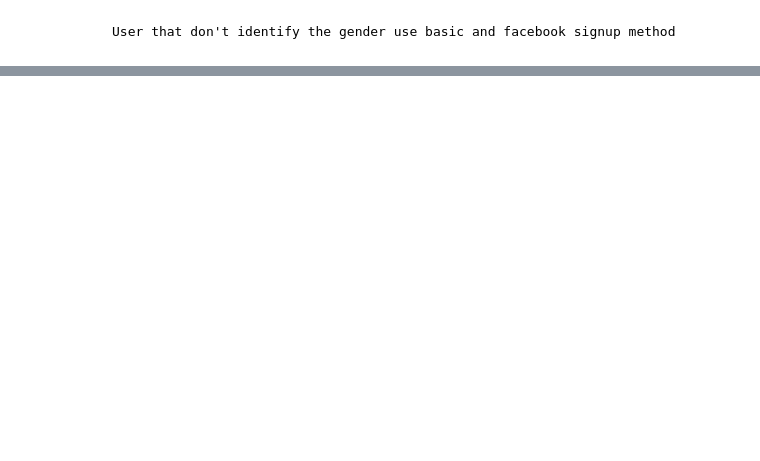
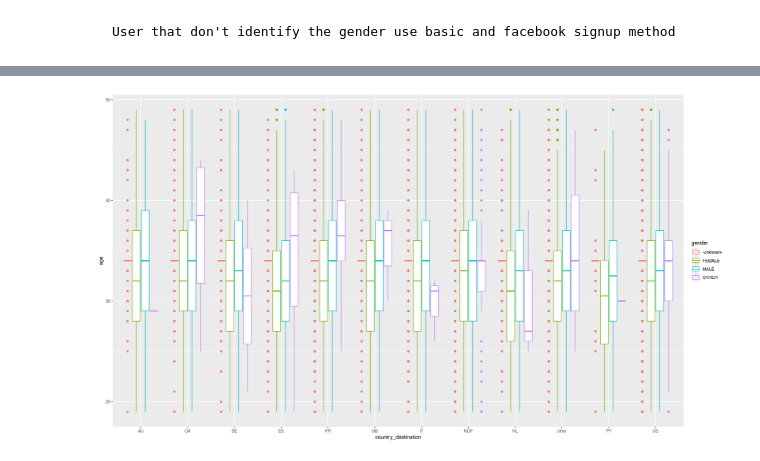
Before and after one commit to MarcosRMG/pa000_airbnb, a Jupyter notebook: notebooks/multivariate_analysis.ipynb, the cells around one changed output, grey strips where cells are left out. Cells and saved outputs as stored; diff of their text form; code cells hidden in the pictures; blank space fills up the shorter version.

```diff
--- a/notebooks/multivariate_analysis.ipynb
+++ b/notebooks/multivariate_analysis.ipynb
@@ -62,0 +104,6 @@ ggplot(data = df[df$age < 50 & df$age > 18, ]) +
+# %%
+# Age between 18 to 50
+ggplot(data = df[df$age < 50 & df$age > 18, ]) +
+    geom_boxplot(mapping = aes(x = country_destination, y = age, colour = gender))
+# %% [output]
+[figure, added]
```
Also changed, not shown: parts of 6 cells of this notebook, 1 other file.
